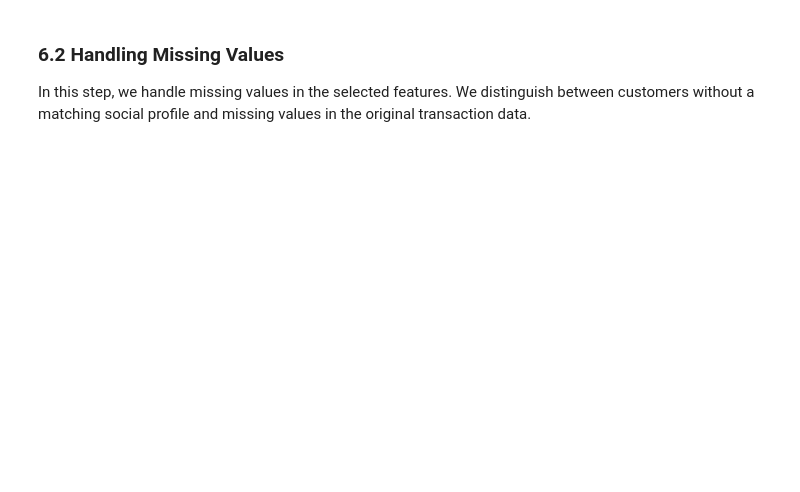
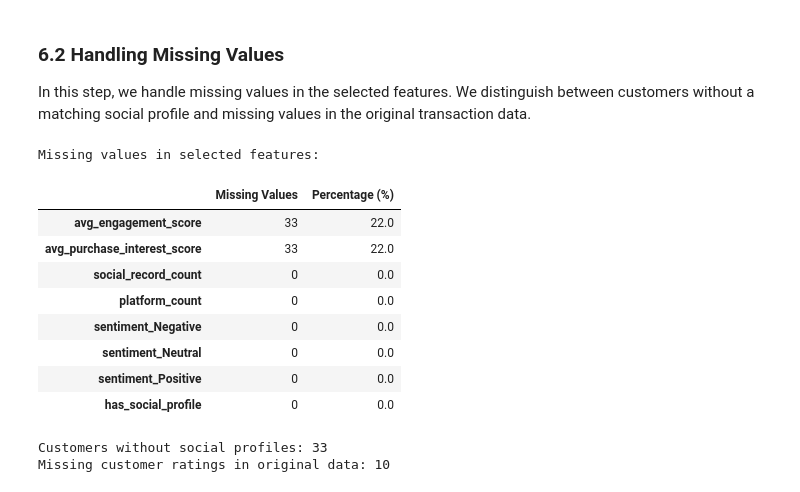
Before and after one commit to jbyiringiro/Formative2-Data_Preprocessing, a Jupyter notebook: notebooks/customer_purchase_prediction_data_preprocessing.ipynb, the cells around one changed output. Cells and saved outputs as stored; diff of their text form; code cells hidden in the pictures; blank space fills up the shorter version.

```diff
--- a/notebooks/customer_purchase_prediction_data_preprocessing.ipynb
+++ b/notebooks/customer_purchase_prediction_data_preprocessing.ipynb
@@ -1113,3 +1125,43 @@ Selected features:
 ### 6.2 Handling Missing Values
 
 In this step, we handle missing values in the selected features. We distinguish between customers without a matching social profile and missing values in the original transaction data.
+# %%
+# Identify customers without a matching social profile
+no_social_profile = X["has_social_profile"] == 0
+
+# Set record, platform, and sentiment counts to zero
+count_columns = [
+    "social_record_count",
+    "platform_count",
+    "sentiment_Negative",
+    "sentiment_Neutral",
+    "sentiment_Positive"
+]
+
+X.loc[no_social_profile, count_columns] = 0
+
+# Inspect missing values after handling structural zeros
+missing_features = pd.DataFrame({
+    "Missing Values": X.isnull().sum(),
+    "Percentage (%)": (X.isnull().mean() * 100).round(2)
+})
+
+print("Missing values in selected features:")
+display(missing_features)
+
+print("\nCustomers without social profiles:", no_social_profile.sum())
+print("Missing customer ratings in original data:",
+      merged_data["customer_rating"].isnull().sum())
+# %% [output]
+Missing values in selected features:
+|  | Missing Values | Percentage (%) |
+| avg_engagement_score | 33 | 22.0 |
+| avg_purchase_interest_score | 33 | 22.0 |
+| social_record_count | 0 | 0.0 |
+| platform_count | 0 | 0.0 |
+| sentiment_Negative | 0 | 0.0 |
+| sentiment_Neutral | 0 | 0.0 |
+| sentiment_Positive | 0 | 0.0 |
+| has_social_profile | 0 | 0.0 |
+Customers without social profiles: 33
+Missing customer ratings in original data: 10
```
Also changed, not shown: parts of 19 cells of this notebook.
